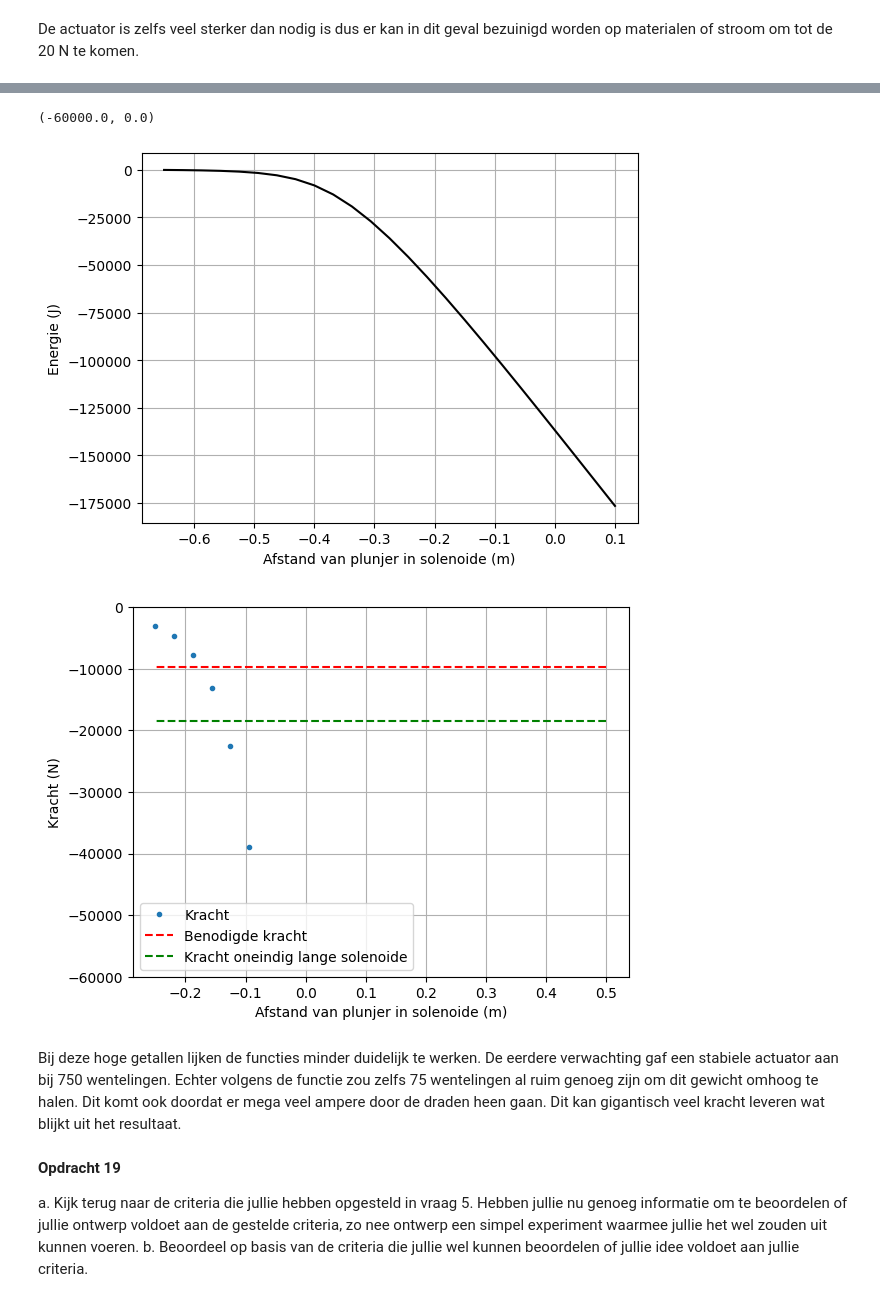
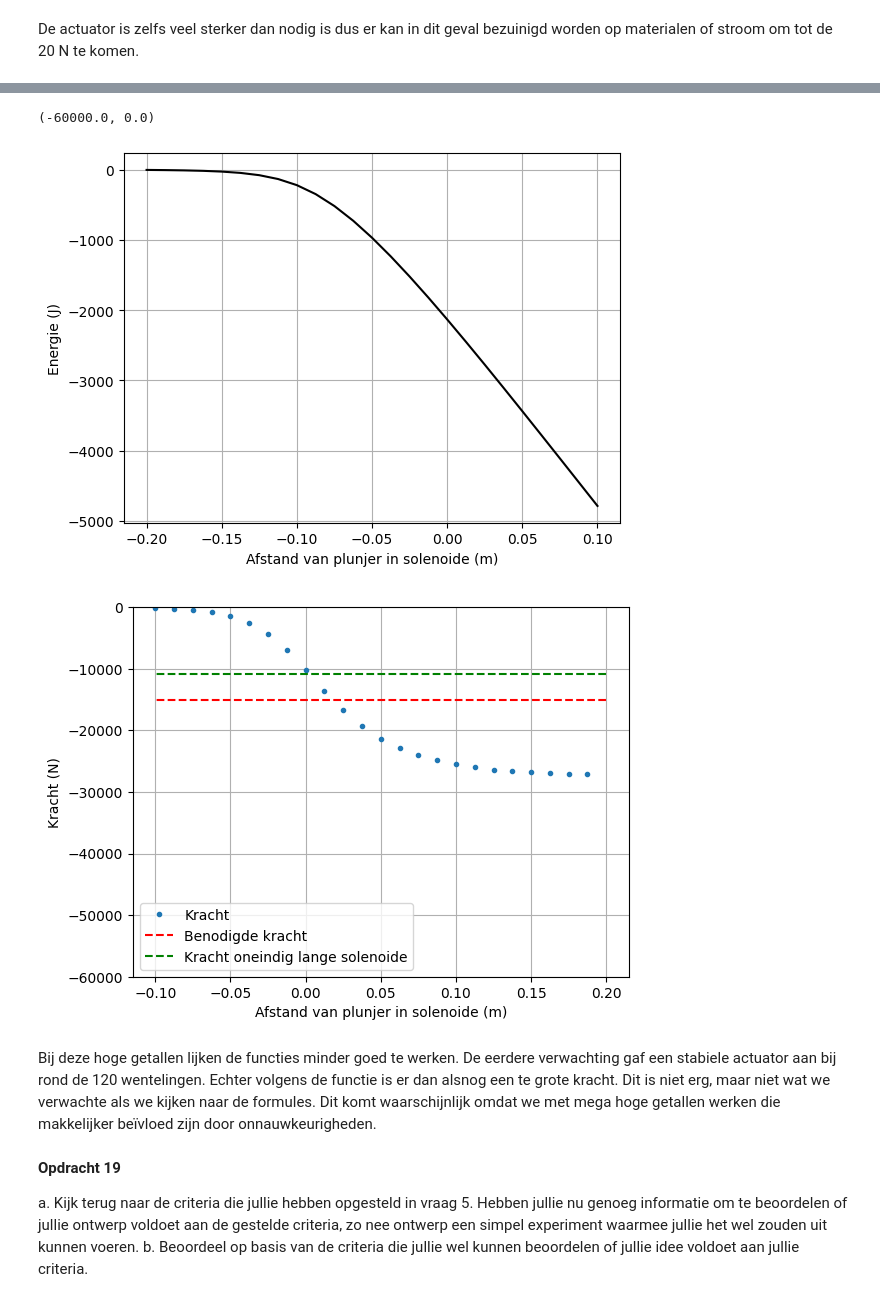
Before and after one commit to korne-Hoendervangers/opdrachten-DEF-D-KorneHoendervangers, a Jupyter notebook: DigitaleOntwerpopdrachten/2KrachtactuatorOpdracht/2KrachtactuatorOpdracht/KrachtactuatorOpdracht.ipynb, the cells around one changed output, grey strips where cells are left out. Saved outputs shown, nothing was run; the diff lists cells and outputs as text; code cells hidden in the pictures.

```diff
--- a/DigitaleOntwerpopdrachten/2KrachtactuatorOpdracht/2KrachtactuatorOpdracht/KrachtactuatorOpdracht.ipynb
+++ b/DigitaleOntwerpopdrachten/2KrachtactuatorOpdracht/2KrachtactuatorOpdracht/KrachtactuatorOpdracht.ipynb
@@ -541,7 +559,7 @@ Bereken het veld in het midden van de solenoide en vergelijk het met het analyti
 * Bereken met de functie die jullie eerder geschreven hebben de contributies aan het $H$-veld en sommeer deze.
 # %%
 I = 0.5                  #was eerst 6
-l_draad = 125.6          #was eerst 5
+l_draad = 27          #was eerst 5
 r_sol = 0.01
 L_sol = 0.1
 N = 100000
@@ -601,7 +619,7 @@ z_ax=np.linspace(0, 1.5*L_sol/2, n_ax)
 H_ax=np.zeros((n_ax,1))
 
 aantal_omwent = 430
-N = 5000
+N = 6000
 r_sol = 0.01
 x, y, z = parametrisatie(N,r_sol,aantal_omwent,L_sol)
 
@@ -715,7 +730,7 @@ n_ax=25
 z_ax=np.linspace(0, 1.5*L_sol/2, n_ax)
 H_ax=np.zeros((n_ax,1))
 
-aantal_omwent = 200
+aantal_omwent = 180
 N = 2100
 r_sol = 0.0075
 x, y, z = parametrisatie(N,r_sol,aantal_omwent,L_sol)
@@ -791,13 +806,14 @@ De actuator is zelfs veel sterker dan nodig is dus er kan in dit geval bezuinigd
 # autolift, opdracht 15
 
 I = 180
-L_s = 1
-n_ax=25
+L_s = 0.4
+mu_r = 3000
+n_ax = 25
 z_ax=np.linspace(0, 1.5*L_sol/2, n_ax)
 H_ax=np.zeros((n_ax,1))
 
-aantal_omwent = 80
-N = 1200
+aantal_omwent = 100
+N = 600
 r_sol = 0.03
 x, y, z = parametrisatie(N,r_sol,aantal_omwent,L_sol)
 
@@ -842,32 +858,31 @@ Ifield =  24Ifield =  24Ifield =  24Ifield =  24Ifield =  24Ifield =  24Ifield =
 # %%
 #opdracht 16
 #Gegevens:
 r_s = r_sol
-L_s = 1
 z_ax=np.linspace(0, 1.5*L_s/2, n_ax)
 
 # integrate field up to point z_p
 Wz=-0.5*np.pi*r_s**2*np.cumsum(np.flipud(H_ax)*mu_r*mu_0*np.flipud(H_ax))*(z_ax[1] - z_ax[0])
 
 plt.plot(L_sol/2 - z_ax, np.flipud(Wz), '-k')
 plt.xlabel('Afstand van plunjer in solenoide (m)'), plt.ylabel('Energie (J)'), plt.grid()
 
 force_analytical = -mu_0*mu_r*np.pi*r_s**2*aantal_omwent**2*I**2/2/L_s**2 # Kracht uitrekenen numeriek
 force_numerical=np.diff(Wz, n=1, append=[0])/(z_ax[1] - z_ax[0]) # Kracht uitrekenen
 
 # Plotting the results
 plt.figure()
 plt.plot(L_s/2 - z_ax, np.flipud(force_numerical), '.', label='Kracht')
-plt.plot(L_s/2 - z_ax, (-1000*9.8)*np.ones(n_ax), '--r', label='Benodigde kracht')
+plt.plot(L_s/2 - z_ax, (-15000)*np.ones(n_ax), '--r', label='Benodigde kracht')
 plt.plot(L_s/2 - z_ax, force_analytical*np.ones(n_ax), '--g', label='Kracht oneindig lange solenoide')
 plt.xlabel('Afstand van plunjer in solenoide (m)'), plt.ylabel('Kracht (N)'), plt.grid(), plt.legend()
 plt.ylim(-60000,0)
 # %% [output]
 (-60000.0, 0.0)
-[figure, old version]
+[figure, new version]
-[figure, old version]
+[figure, new version]
 # %% [markdown]
-Bij deze hoge getallen lijken de functies minder duidelijk te werken. De eerdere verwachting gaf een stabiele actuator aan bij 750 wentelingen. Echter volgens de functie zou zelfs 75 wentelingen al ruim genoeg zijn om dit gewicht omhoog te halen. Dit komt ook doordat er mega veel ampere door de draden heen gaan. Dit kan gigantisch veel kracht leveren wat blijkt uit het resultaat.
+Bij deze hoge getallen lijken de functies minder goed te werken. De eerdere verwachting gaf een stabiele actuator aan bij rond de 120  wentelingen. Echter volgens de functie is er dan alsnog een te grote kracht. Dit is niet erg, maar niet wat we verwachte als we kijken naar de formules. Dit komt waarschijnlijk omdat we met mega hoge getallen werken die makkelijker beïvloed zijn door onnauwkeurigheden.
 # %% [markdown]
 **Opdracht 19**
 
```
Also changed, not shown: parts of 14 cells of this notebook.
